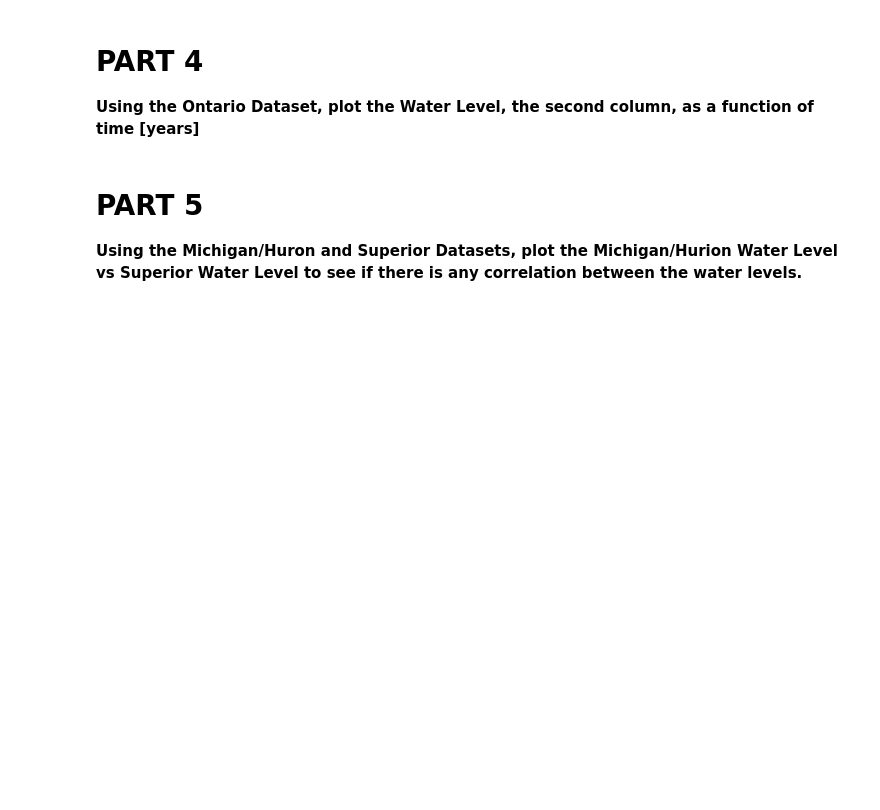
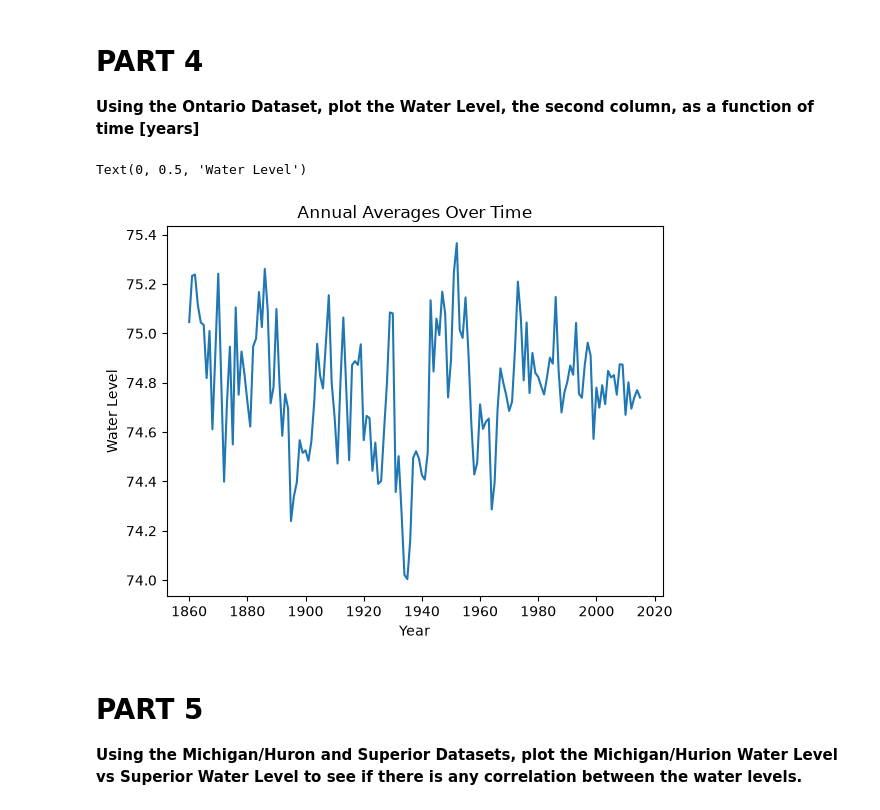
Before and after one commit to stemplem/CMSE202_Git_Started, a Jupyter notebook: Great_Lakes_and_Grand_River.ipynb, the cells around one changed output. Cells and saved outputs as stored; diff of their text form; code cells hidden in the pictures; blank space fills up the shorter version.

```diff
--- a/Great_Lakes_and_Grand_River.ipynb
+++ b/Great_Lakes_and_Grand_River.ipynb
@@ -70,3 +68,14 @@ plt.plot( erie["Year"],erie["Water Level"])
+# %%
+# Insert Code Here
+ont = pd.read_csv('data/ont.csv')
+
+plt.plot(ont['Lake Ontario annual averages'], ont['AnnAvg'])
+plt.title('Annual Averages Over Time')
+plt.xlabel('Year')
+plt.ylabel('Water Level')
+# %% [output]
+Text(0, 0.5, 'Water Level')
+[figure, added]
 # %% [markdown]
 # PART 5
 
```
Also changed, not shown: parts of 1 cell of this notebook.
